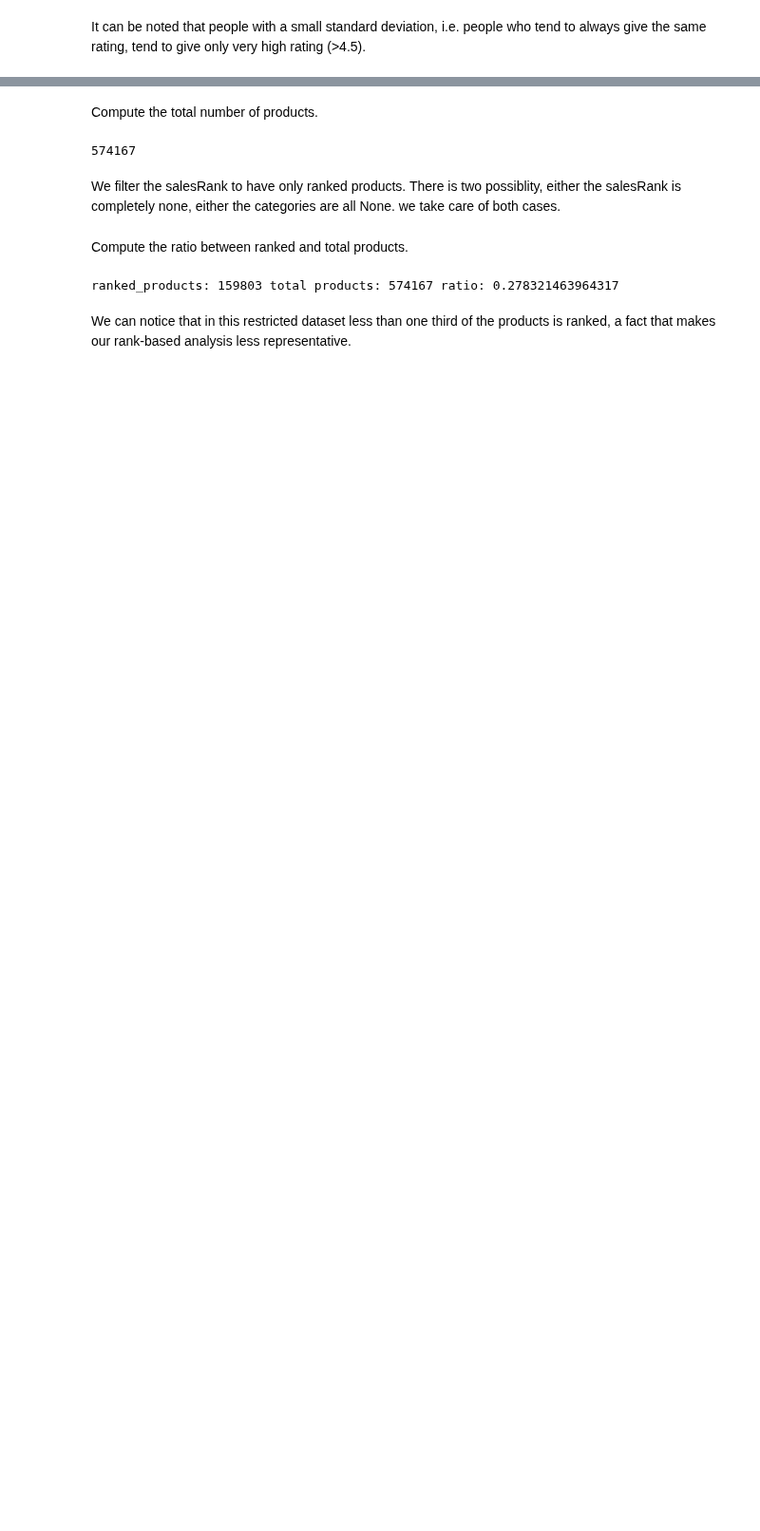
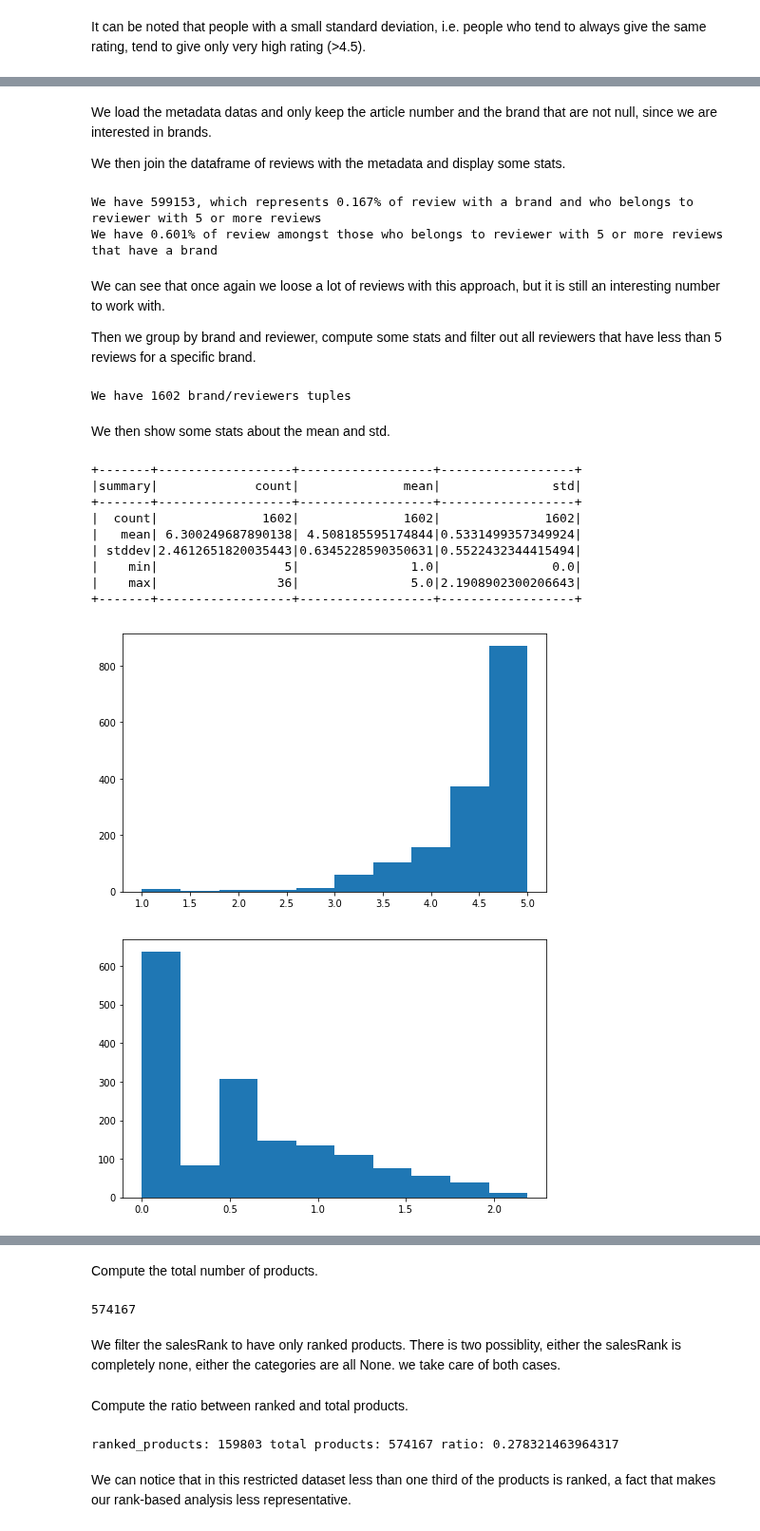
Before and after one commit to raphaelBarman/ADA-dh, a Jupyter notebook: project/milestone2/Subset Exploration.ipynb, the cells around one changed output, grey strips where cells are left out. Shown at 95% size. Saved outputs shown, nothing was run; the diff lists cells and outputs as text; code cells hidden in the pictures; blank space fills up the shorter version.

```diff
--- a/project/milestone2/Subset Exploration.ipynb
+++ b/project/milestone2/Subset Exploration.ipynb
@@ -100,0 +185,48 @@ It can be noted that people with a small standard deviation, i.e. people who ten
+# %% [markdown]
+We load the metadata datas and only keep the article number and the brand that are not null, since we are interested in brands.
+
+We then join the dataframe of reviews with the metadata and display some stats.
+# %%
+df_meta = sqlContext.read.json("meta_auto_baby_grocery.json")
+df_meta_brand = df_meta.select("asin", "brand").dropna()
+
+df_with_brand = df_filtered.join(df_meta_brand, on='asin')
+num_reviews_with_brand = df_with_brand.count()
+
+print("We have %.d, which represents %.3f%% of review with a brand and who belongs to reviewer with 5 or more reviews"%(num_reviews_with_brand, num_reviews_with_brand/num_reviews))
+print("We have %.3f%% of review amongst those who belongs to reviewer with 5 or more reviews that have a brand "%(num_reviews_with_brand/num_five_reviews))
+# %% [output]
+We have 599153, which represents 0.167% of review with a brand and who belongs to reviewer with 5 or more reviews
+We have 0.601% of review amongst those who belongs to reviewer with 5 or more reviews that have a brand
+# %% [markdown]
+We can see that once again we loose a lot of reviews with this approach, but it is still an interesting number to work with.
+
+Then we group by brand and reviewer, compute some stats and filter out all reviewers that have less than 5 reviews for a specific brand.
+# %%
+df_brand_reviewer = df_with_brand.groupBy(["brand", "reviewerID"]).agg(F.count("overall").alias("count"), F.avg("overall").alias("mean"), F.stddev("overall").alias("std")).filter("`count` >= 5")
+brand_reviewers_count = df_brand_reviewer.cache().count()
+print("We have %.d brand/reviewers tuples"%(brand_reviewers_count))
+# %% [output]
+We have 1602 brand/reviewers tuples
+# %% [markdown]
+We then show some stats about the mean and std.
+# %%
+df_brand_reviewer.select("count", "mean", "std").describe().show()
+fig, ax = plt.subplots()
+fig.set_size_inches(8, 5)
+hist(ax, df_brand_reviewer.select("mean"));
+fig, ax = plt.subplots()
+fig.set_size_inches(8, 5)
+hist(ax, df_brand_reviewer.select("std"));
+# %% [output]
++-------+------------------+------------------+------------------+
+|summary|             count|              mean|               std|
++-------+------------------+------------------+------------------+
+|  count|              1602|              1602|              1602|
+|   mean| 6.300249687890138| 4.508185595174844|0.5331499357349924|
+| stddev|2.4612651820035443|0.6345228590350631|0.5522432344415494|
+|    min|                 5|               1.0|               0.0|
+|    max|                36|               5.0|2.1908902300206643|
++-------+------------------+------------------+------------------+
+[figure, added]
+[figure, added]
```
Also changed, not shown: parts of 39 cells of this notebook.
